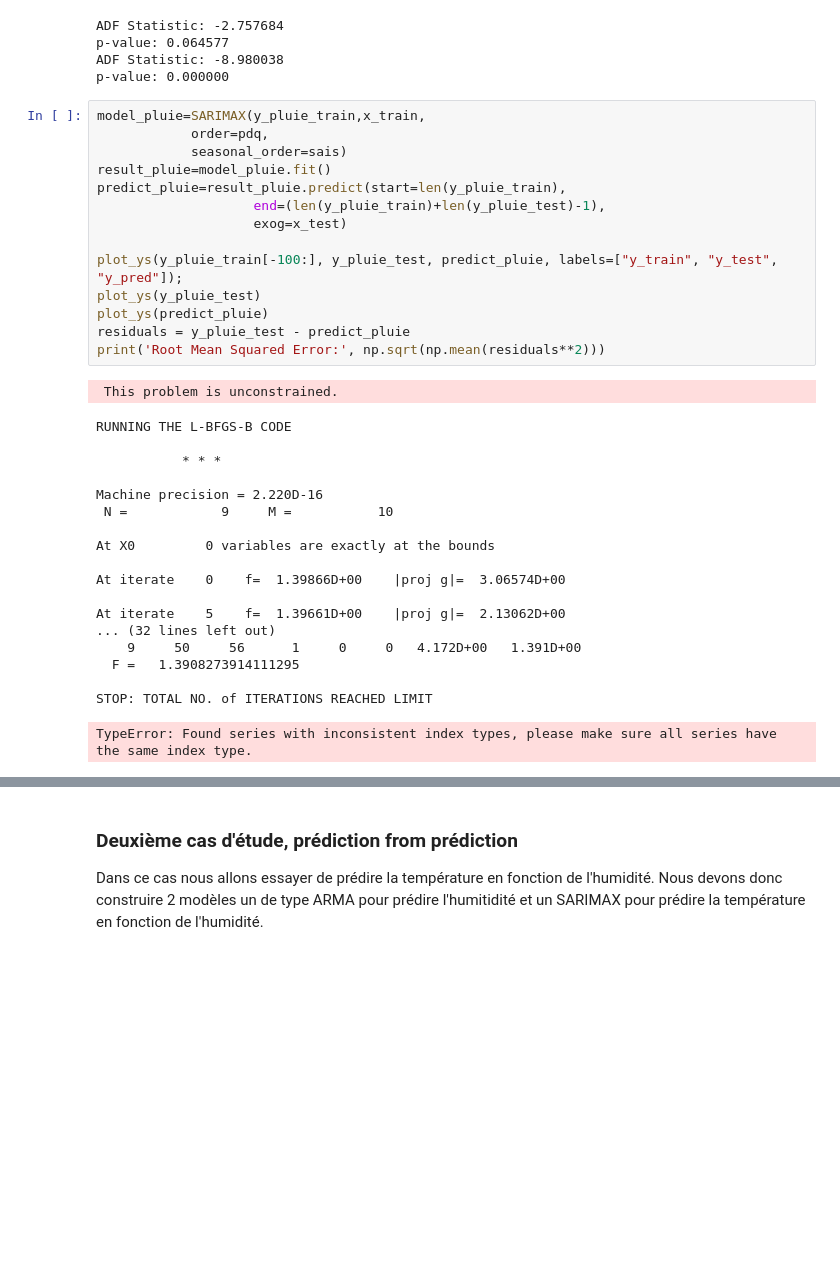
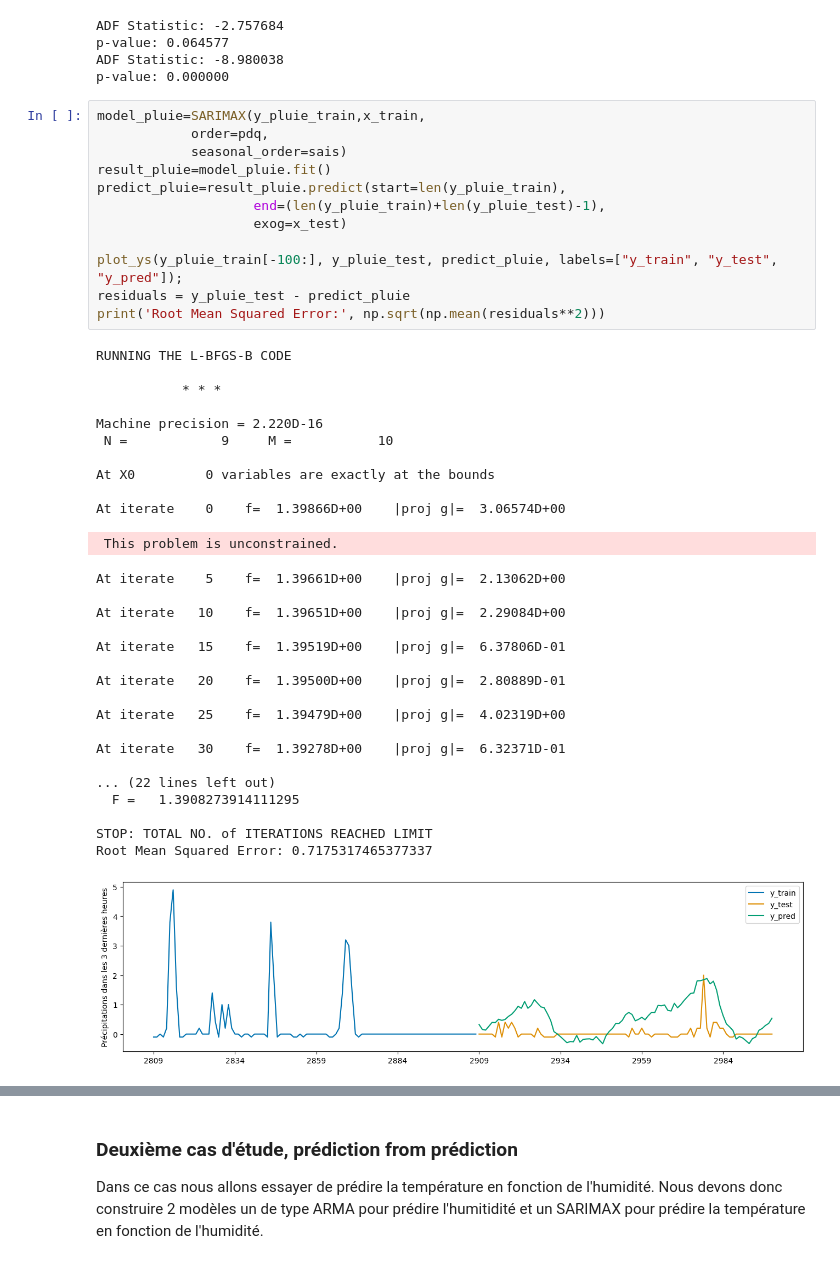
Before and after one commit to JAndretti/Projet-Time-Series-E5, a Jupyter notebook: main.ipynb, the cells around one changed output, grey strips where cells are left out. Cells and saved outputs as stored; diff of their text form; blank space fills up the shorter version.

```diff
--- a/main.ipynb
+++ b/main.ipynb
@@ -1032,37 +1027,45 @@ p-value: 0.000000
 # %%
 model_pluie=SARIMAX(y_pluie_train,x_train,
             order=pdq,
             seasonal_order=sais)
 result_pluie=model_pluie.fit()
 predict_pluie=result_pluie.predict(start=len(y_pluie_train),
                     end=(len(y_pluie_train)+len(y_pluie_test)-1),
                     exog=x_test)
 
 plot_ys(y_pluie_train[-100:], y_pluie_test, predict_pluie, labels=["y_train", "y_test", "y_pred"]);
-plot_ys(y_pluie_test)
-plot_ys(predict_pluie)
 residuals = y_pluie_test - predict_pluie
 print('Root Mean Squared Error:', np.sqrt(np.mean(residuals**2)))
 # %% [output]
- This problem is unconstrained.
+RUNNING THE L-BFGS-B CODE
+
+           * * *
+
+Machine precision = 2.220D-16
+ N =            9     M =           10
+
+At X0         0 variables are exactly at the bounds
+
+At iterate    0    f=  1.39866D+00    |proj g|=  3.06574D+00
-RUNNING THE L-BFGS-B CODE
-
-           * * *
-
-Machine precision = 2.220D-16
- N =            9     M =           10
-
-At X0         0 variables are exactly at the bounds
-
-At iterate    0    f=  1.39866D+00    |proj g|=  3.06574D+00
-
-At iterate    5    f=  1.39661D+00    |proj g|=  2.13062D+00
-... (32 lines left out)
-    9     50     56      1     0     0   4.172D+00   1.391D+00
-  F =   1.3908273914111295
-
-STOP: TOTAL NO. of ITERATIONS REACHED LIMIT
+ This problem is unconstrained.
-TypeError: Found series with inconsistent index types, please make sure all series have the same index type.
+At iterate    5    f=  1.39661D+00    |proj g|=  2.13062D+00
+
+At iterate   10    f=  1.39651D+00    |proj g|=  2.29084D+00
+
+At iterate   15    f=  1.39519D+00    |proj g|=  6.37806D-01
+
+At iterate   20    f=  1.39500D+00    |proj g|=  2.80889D-01
+
+At iterate   25    f=  1.39479D+00    |proj g|=  4.02319D+00
+
+At iterate   30    f=  1.39278D+00    |proj g|=  6.32371D-01
+
+... (22 lines left out)
+  F =   1.3908273914111295
+
+STOP: TOTAL NO. of ITERATIONS REACHED LIMIT
+Root Mean Squared Error: 0.7175317465377337
+[figure, added]
 # %%
 model_temp=SARIMAX(y_temp_train,x_train,
             order=pdq,
```
Also changed, not shown: parts of 55 cells of this notebook.
